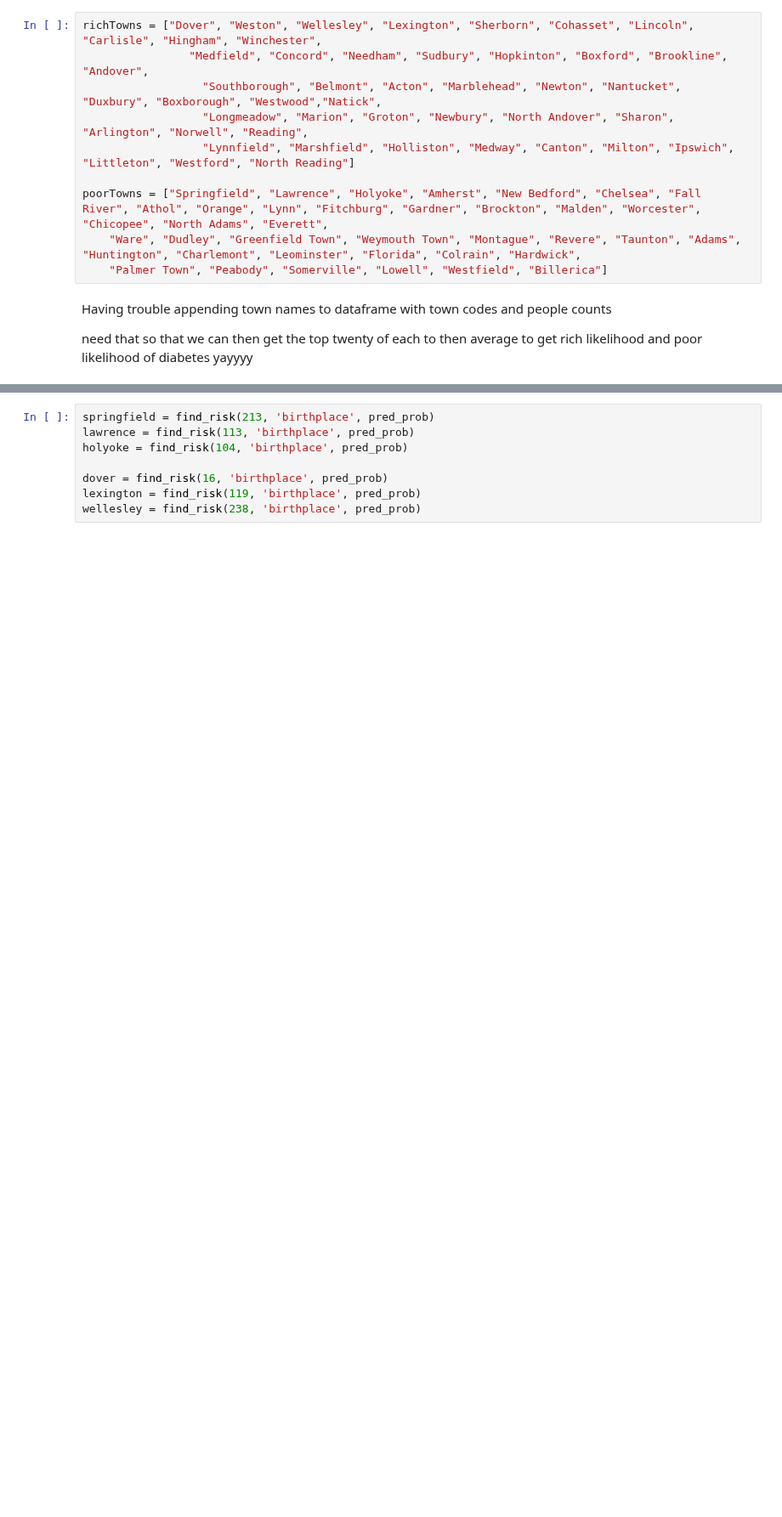
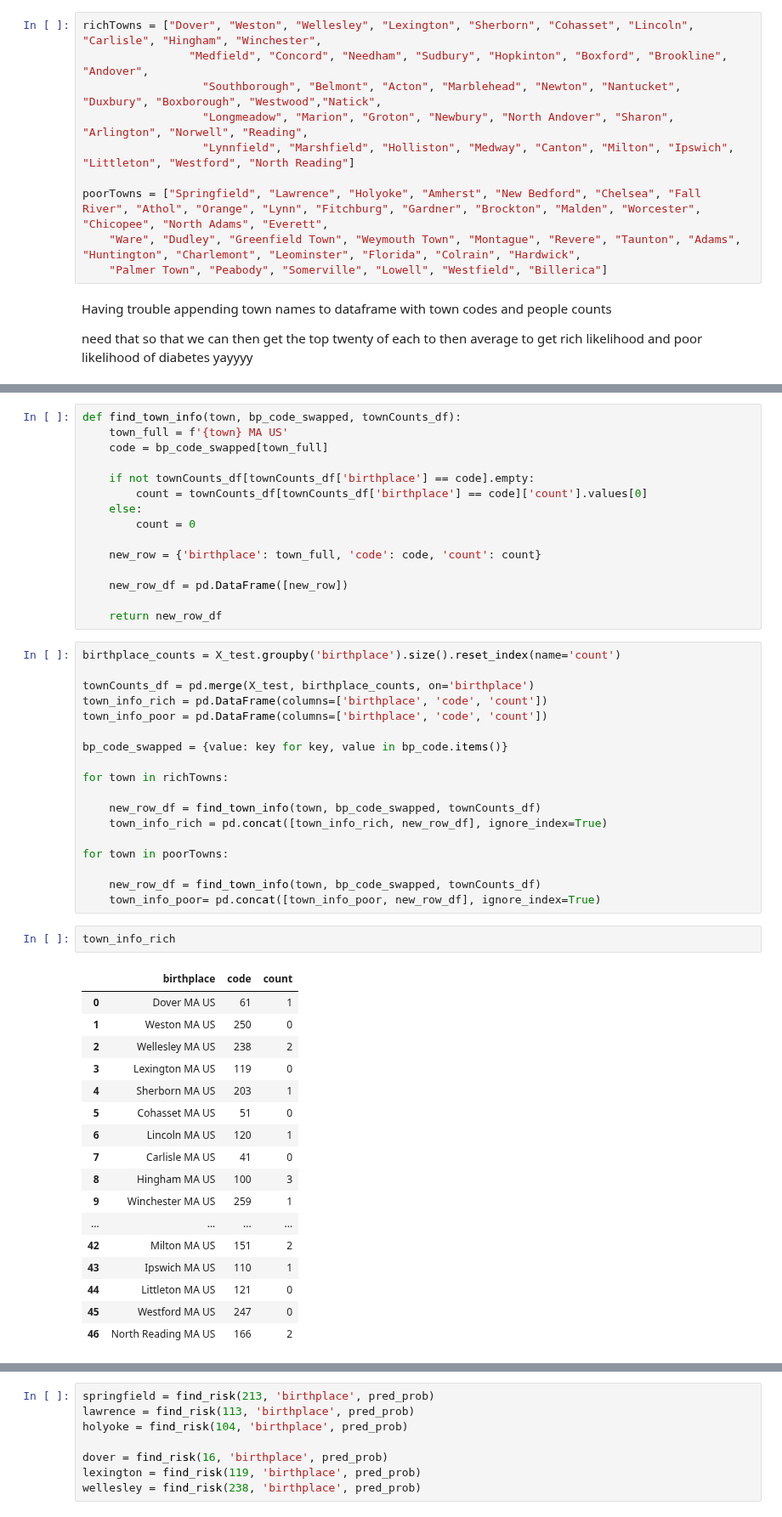
Before and after one commit to esseiple/MedicalBiasJLS, a Jupyter notebook: ModelDoc.ipynb, the cells around one changed output, grey strips where cells are left out. Shown at 85% size. Drawn from its saved outputs; the diff is of its cells as text; blank space fills up the shorter version.

```diff
--- a/ModelDoc.ipynb
+++ b/ModelDoc.ipynb
@@ -327 +314,54 @@ Index(['Count'], dtype='object')
+# %%
+def find_town_info(town, bp_code_swapped, townCounts_df):
+    town_full = f'{town} MA US'
+    code = bp_code_swapped[town_full]
+
+    if not townCounts_df[townCounts_df['birthplace'] == code].empty:
+        count = townCounts_df[townCounts_df['birthplace'] == code]['count'].values[0]
+    else:
+        count = 0
+
+    new_row = {'birthplace': town_full, 'code': code, 'count': count}
+
+    new_row_df = pd.DataFrame([new_row])
+
+    return new_row_df
+# %%
+birthplace_counts = X_test.groupby('birthplace').size().reset_index(name='count')
+
+townCounts_df = pd.merge(X_test, birthplace_counts, on='birthplace')
+town_info_rich = pd.DataFrame(columns=['birthplace', 'code', 'count'])
+town_info_poor = pd.DataFrame(columns=['birthplace', 'code', 'count'])
+
+bp_code_swapped = {value: key for key, value in bp_code.items()}
+
+for town in richTowns:
+
+    new_row_df = find_town_info(town, bp_code_swapped, townCounts_df)
+    town_info_rich = pd.concat([town_info_rich, new_row_df], ignore_index=True)
+
+for town in poorTowns:
+
+    new_row_df = find_town_info(town, bp_code_swapped, townCounts_df)
+    town_info_poor= pd.concat([town_info_poor, new_row_df], ignore_index=True)
+# %%
+town_info_rich
+# %% [output]
+|  | birthplace | code | count |
+| 0 | Dover MA US | 61 | 1 |
+| 1 | Weston MA US | 250 | 0 |
+| 2 | Wellesley MA US | 238 | 2 |
+| 3 | Lexington MA US | 119 | 0 |
+| 4 | Sherborn MA US | 203 | 1 |
+| 5 | Cohasset MA US | 51 | 0 |
+| 6 | Lincoln MA US | 120 | 1 |
+| 7 | Carlisle MA US | 41 | 0 |
+| 8 | Hingham MA US | 100 | 3 |
+| 9 | Winchester MA US | 259 | 1 |
+| ... | ... | ... | ... |
+| 42 | Milton MA US | 151 | 2 |
+| 43 | Ipswich MA US | 110 | 1 |
+| 44 | Littleton MA US | 121 | 0 |
+| 45 | Westford MA US | 247 | 0 |
+| 46 | North Reading MA US | 166 | 2 |
 # %% [markdown]
```
Also changed, not shown: parts of 21 cells of this notebook.
